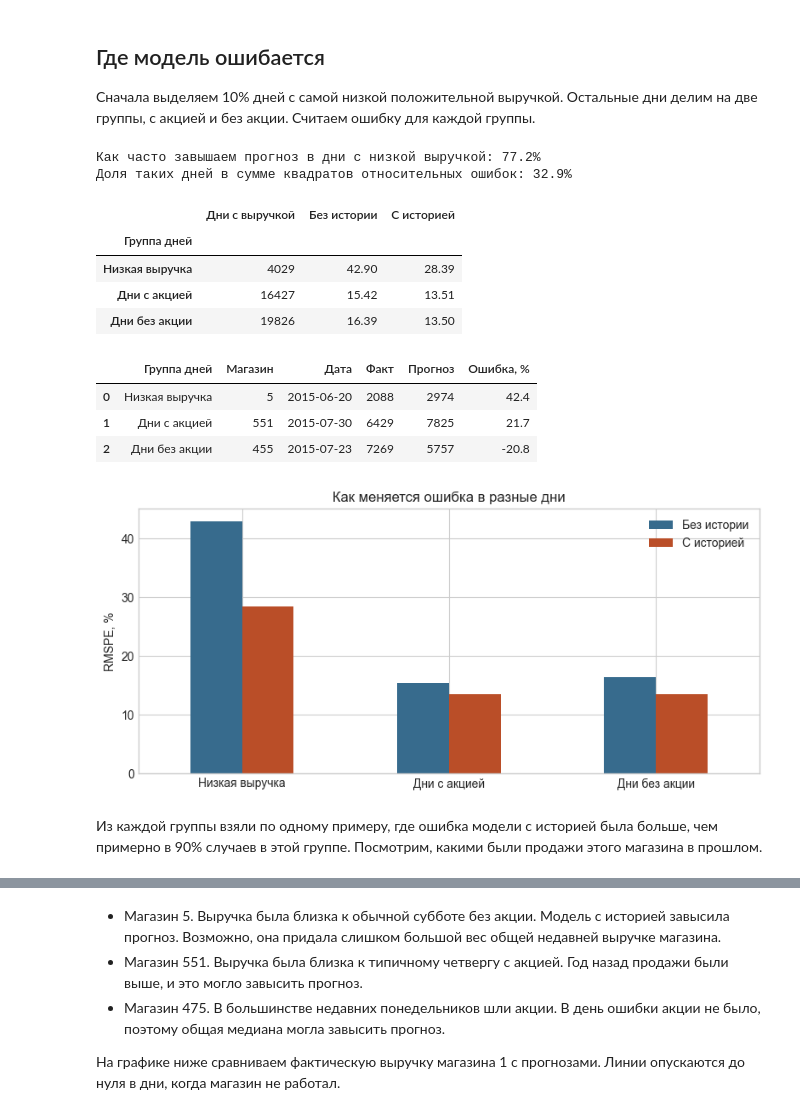
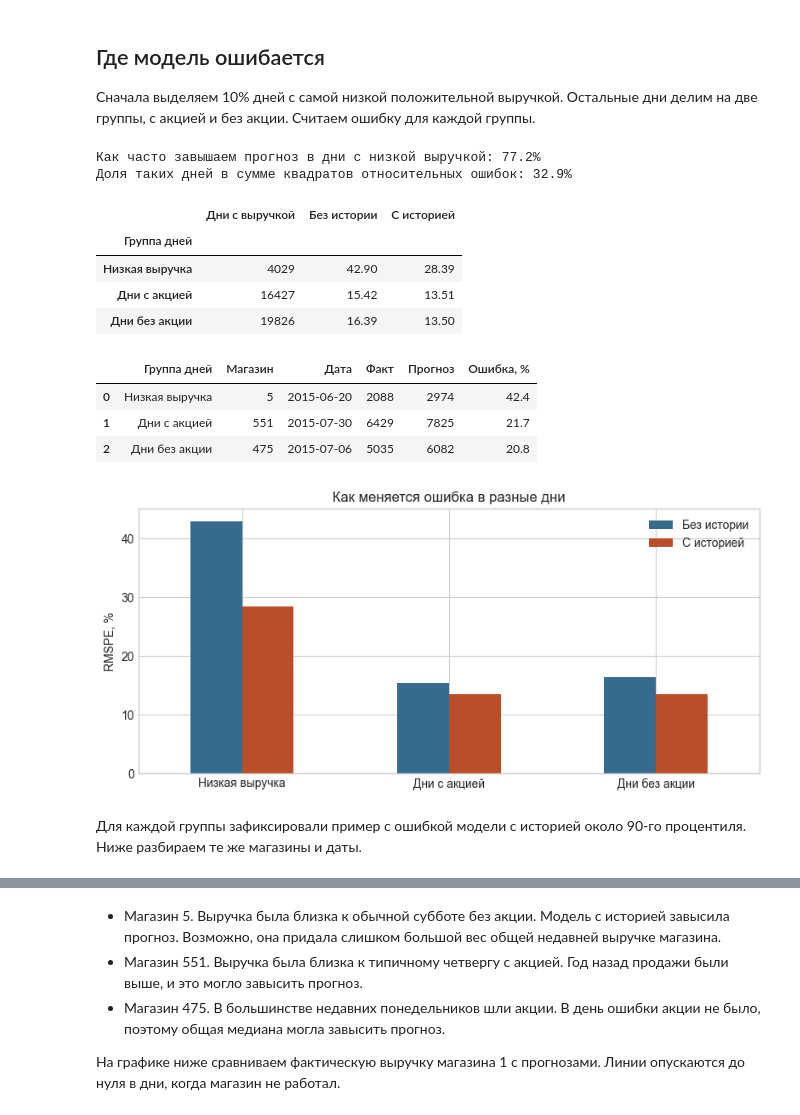
Before and after one commit to PikaChuChuMF/RnD-ML-Course-2026-2, a Jupyter notebook: notebooks/analysis.ipynb, the cells around one changed output, grey strips where cells are left out. Cells and saved outputs as stored; diff of their text form; code cells hidden in the pictures.

```diff
--- a/notebooks/analysis.ipynb
+++ b/notebooks/analysis.ipynb
@@ -189,14 +191,18 @@ groups = {
     "Дни без акции": scored.loc[~low & scored["Promo"].eq(0)],
 }
 
+example_keys = {
+    "Низкая выручка": (5, pd.Timestamp("2015-06-20")),
+    "Дни с акцией": (551, pd.Timestamp("2015-07-30")),
+    "Дни без акции": (475, pd.Timestamp("2015-07-06")),
+}
 slices = []
 examples = []
 for label, rows in groups.items():
     errors = rows[list(names)].sub(rows["Sales"], axis=0).div(rows["Sales"], axis=0)
     rmspe = errors.pow(2).mean().pow(0.5).mul(100)
     slices.append({"Группа дней": label, "Дни с выручкой": len(rows), **rmspe.rename(names).to_dict()})
-    relative = errors["with_history"].abs()
-    example = rows.loc[(relative - relative.quantile(0.9)).abs().idxmin()]
+    example = rows.set_index(["Store", "Date"], drop=False).loc[example_keys[label]]
     examples.append({
         "Группа дней": label,
         "Магазин": example["Store"],
@@ -204,37 +210,37 @@ for label, rows in groups.items():
         "Факт": example["Sales"],
         "Прогноз": round(example["with_history"]),
         "Ошибка, %": round(100 * (example["with_history"] / example["Sales"] - 1), 1),
     })
 
 by_slice = pd.DataFrame(slices).set_index("Группа дней")
 signed_error = scored["with_history"] / scored["Sales"] - 1
 overprediction = signed_error.loc[low].gt(0).mean()
 error_share = signed_error.loc[low].pow(2).sum() / signed_error.pow(2).sum()
 print(f"Как часто завышаем прогноз в дни с низкой выручкой: {overprediction:.1%}")
 print(f"Доля таких дней в сумме квадратов относительных ошибок: {error_share:.1%}")
 display(by_slice.round(2))
 display(pd.DataFrame(examples))
 ax = by_slice[list(names.values())].plot(
     kind="bar", rot=0, figsize=(8, 3.8), color=["#376b8d", "#ba4e28"]
 )
 ax.set(title="Как меняется ошибка в разные дни", xlabel="", ylabel="RMSPE, %")
 plt.tight_layout()
 plt.show()
 # %% [output]
 Как часто завышаем прогноз в дни с низкой выручкой: 77.2%
 Доля таких дней в сумме квадратов относительных ошибок: 32.9%
 |  | Дни с выручкой | Без истории | С историей |
 | Группа дней |  |  |  |
 | Низкая выручка | 4029 | 42.90 | 28.39 |
 | Дни с акцией | 16427 | 15.42 | 13.51 |
 | Дни без акции | 19826 | 16.39 | 13.50 |
 |  | Группа дней | Магазин | Дата | Факт | Прогноз | Ошибка, % |
 | 0 | Низкая выручка | 5 | 2015-06-20 | 2088 | 2974 | 42.4 |
 | 1 | Дни с акцией | 551 | 2015-07-30 | 6429 | 7825 | 21.7 |
-| 2 | Дни без акции | 455 | 2015-07-23 | 7269 | 5757 | -20.8 |
+| 2 | Дни без акции | 475 | 2015-07-06 | 5035 | 6082 | 20.8 |
 [figure]
 # %% [markdown]
-Из каждой группы взяли по одному примеру, где ошибка модели с историей была больше, чем примерно в 90% случаев в этой группе. Посмотрим, какими были продажи этого магазина в прошлом.
+Для каждой группы зафиксировали пример с ошибкой модели с историей около 90-го процентиля. Ниже разбираем те же магазины и даты.
 # %%
 cutoff = pd.Timestamp(report["validation"]["start"])
 prior = sales.loc[sales["Date"].lt(cutoff)]
```
Also changed, not shown: parts of 8 cells of this notebook, 2 other files.
